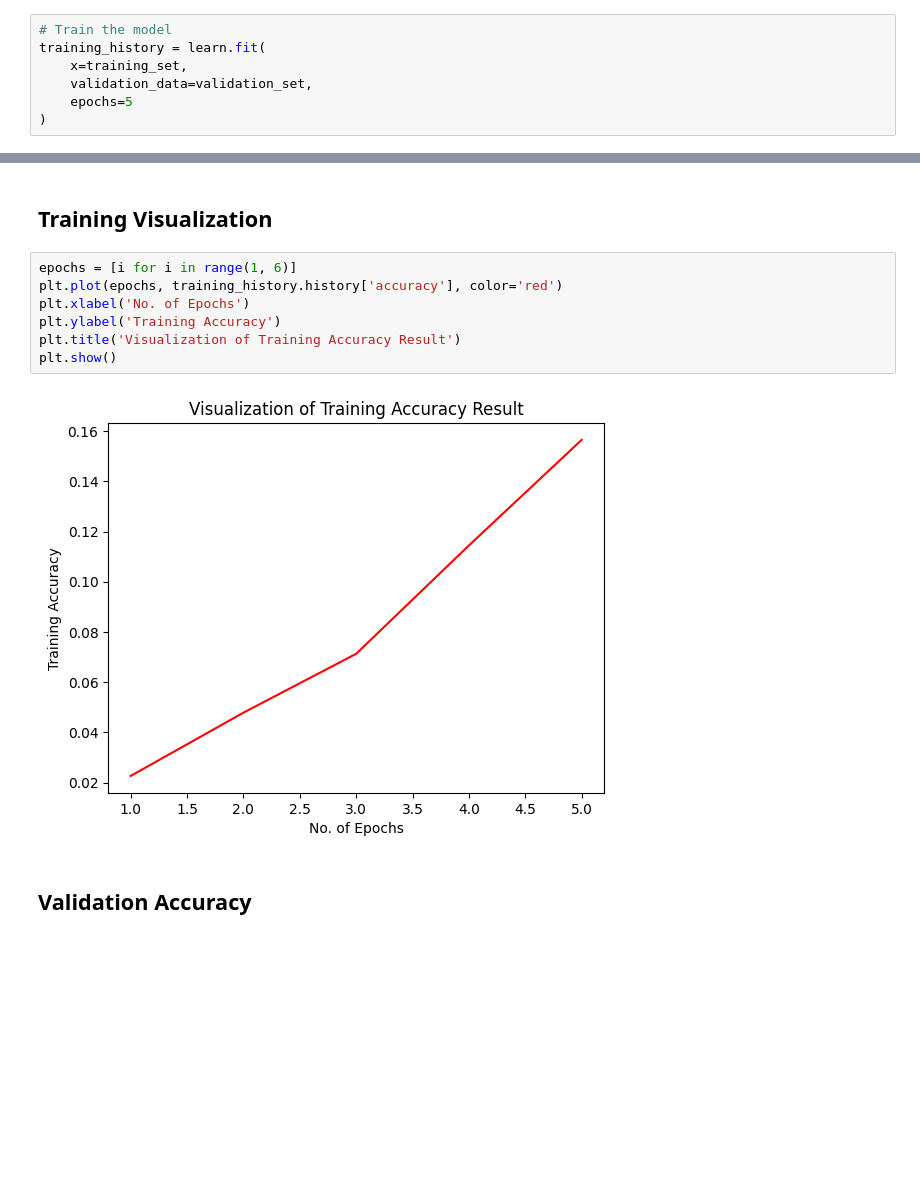
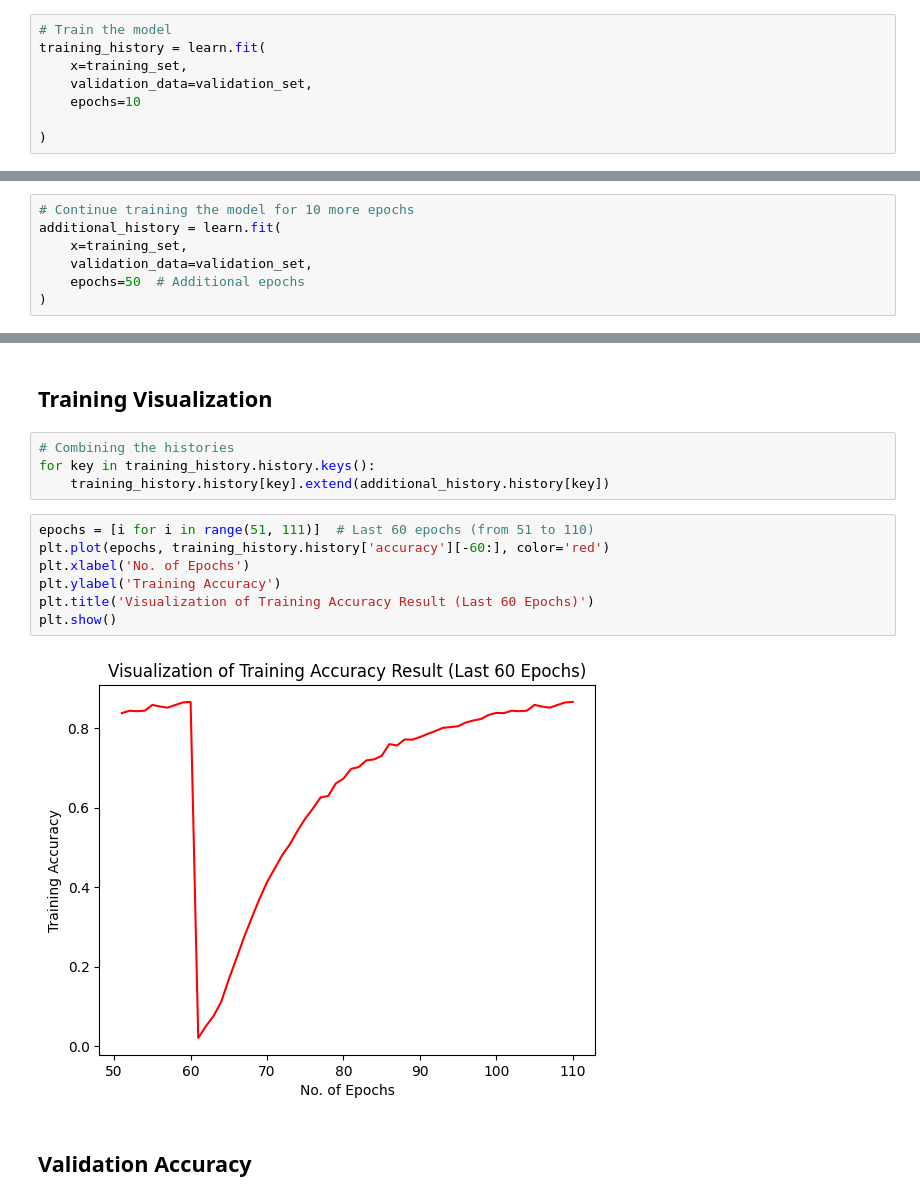
Before and after one commit to Sunichiii/Final-Version-College-Project, a Jupyter notebook: main.ipynb, the cells around one changed output, grey strips where cells are left out. Saved outputs shown, nothing was run; the diff lists cells and outputs as text; blank space fills up the shorter version.

```diff
--- a/main.ipynb
+++ b/main.ipynb
@@ -125,6 +125,7 @@ Model: "sequential"
 training_history = learn.fit(
     x=training_set,
     validation_data=validation_set,
-    epochs=5
+    epochs=10
+
 )
 # %% [output]
@@ -140,0 +152,7 @@ Epoch 5/5
+# %%
+# Continue training the model for 10 more epochs
+additional_history = learn.fit(
+    x=training_set,
+    validation_data=validation_set,
+    epochs=50  # Additional epochs
+)
@@ -151,14 +187,18 @@ Training loss is: 2.5216119289398193
 # %% [markdown]
 ## Training Visualization
+# %%
+# Combining the histories
+for key in training_history.history.keys():
+    training_history.history[key].extend(additional_history.history[key])
 # %%
-epochs = [i for i in range(1, 6)]
-plt.plot(epochs, training_history.history['accuracy'], color='red')
+epochs = [i for i in range(51, 111)]  # Last 60 epochs (from 51 to 110)
+plt.plot(epochs, training_history.history['accuracy'][-60:], color='red')
 plt.xlabel('No. of Epochs')
 plt.ylabel('Training Accuracy')
-plt.title('Visualization of Training Accuracy Result')
+plt.title('Visualization of Training Accuracy Result (Last 60 Epochs)')
 plt.show()
 # %% [output]
-[figure, old version]
+[figure, new version]
 # %% [markdown]
 ## Validation Accuracy
 # %%
```
Also changed, not shown: parts of 7 cells of this notebook, 3 other files.
